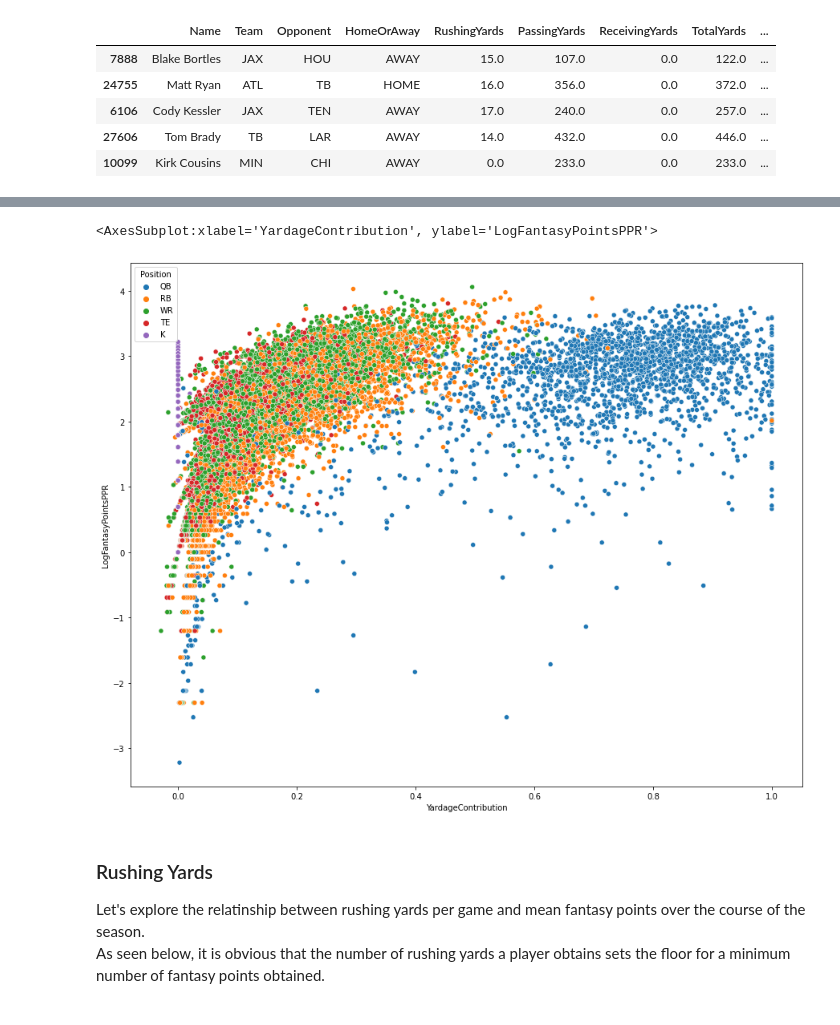
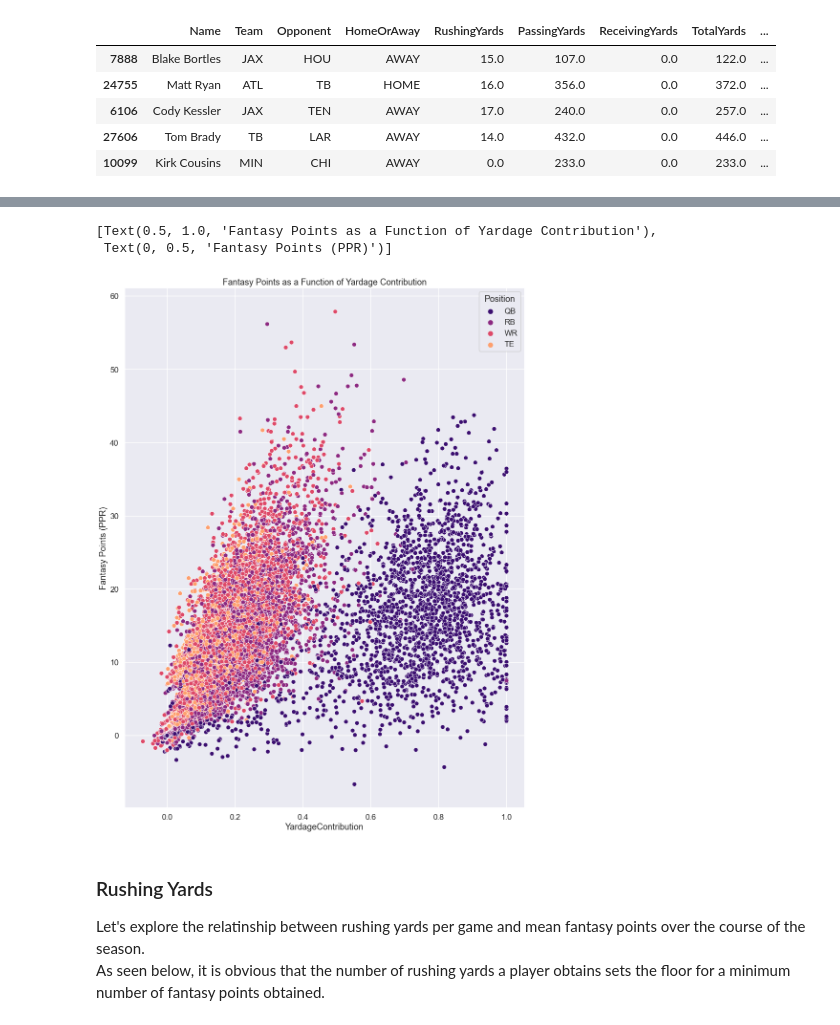
Before and after one commit to bernpb/Fantasy_Football_Prediction, a Jupyter notebook: EDA.ipynb, the cells around one changed output, grey strips where cells are left out. Saved outputs shown, nothing was run; the diff lists cells and outputs as text; code cells hidden in the pictures.

Commit message:
Cleaned up some visualizations for presenting

```diff
--- a/EDA.ipynb
+++ b/EDA.ipynb
@@ -12,6 +12,9 @@ warnings.filterwarnings("ignore")
 # %%
 # Import the data for
 data = pd.read_csv('Data/weekly_data.csv')
+# %%
+# Set context of seaborn plots to 'talk'
+sns.set_context(context = 'talk')
 # %%
 # Print the shapes of the dataframe
 
@@ -179,11 +182,15 @@ sns.scatterplot(x =np.log(data['ReceivingYards']),
 # %%
-plt.figure(figsize = (15, 12))
+sns.set_context(context = 'talk')
+plt.figure(figsize = (15, 20))
 sns.scatterplot(x =(data['YardageContribution']),
-               y = data['LogFantasyPointsPPR'],
-               hue = data['Position'])
+               y = data['FantasyPointsPPR'],
+               hue = data[data['Position'] != 'K']['Position'],
+               palette = 'magma').set(title = 'Fantasy Points as a Function of Yardage Contribution',
+                                      ylabel = 'Fantasy Points (PPR)')
 # %% [output]
-<AxesSubplot:xlabel='YardageContribution', ylabel='LogFantasyPointsPPR'>
+[Text(0.5, 1.0, 'Fantasy Points as a Function of Yardage Contribution'),
+ Text(0, 0.5, 'Fantasy Points (PPR)')]
-[figure, old version]
+[figure, new version]
 # %% [markdown]
 ### Rushing Yards
 Let's explore the relatinship between rushing yards per game and mean fantasy points over the course of the season.  <br>
```
Also changed, not shown: parts of 22 cells of this notebook, 6 other files.
